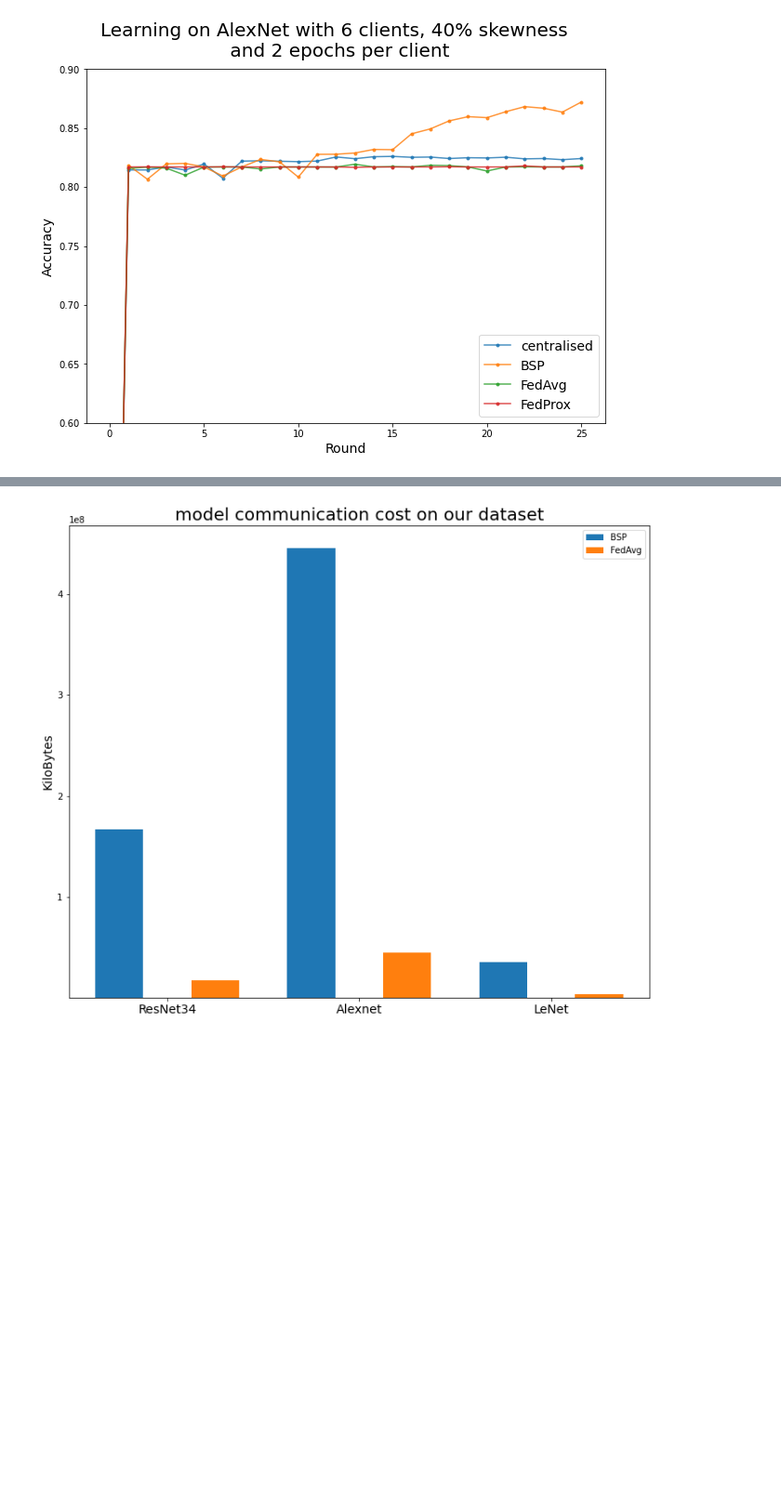
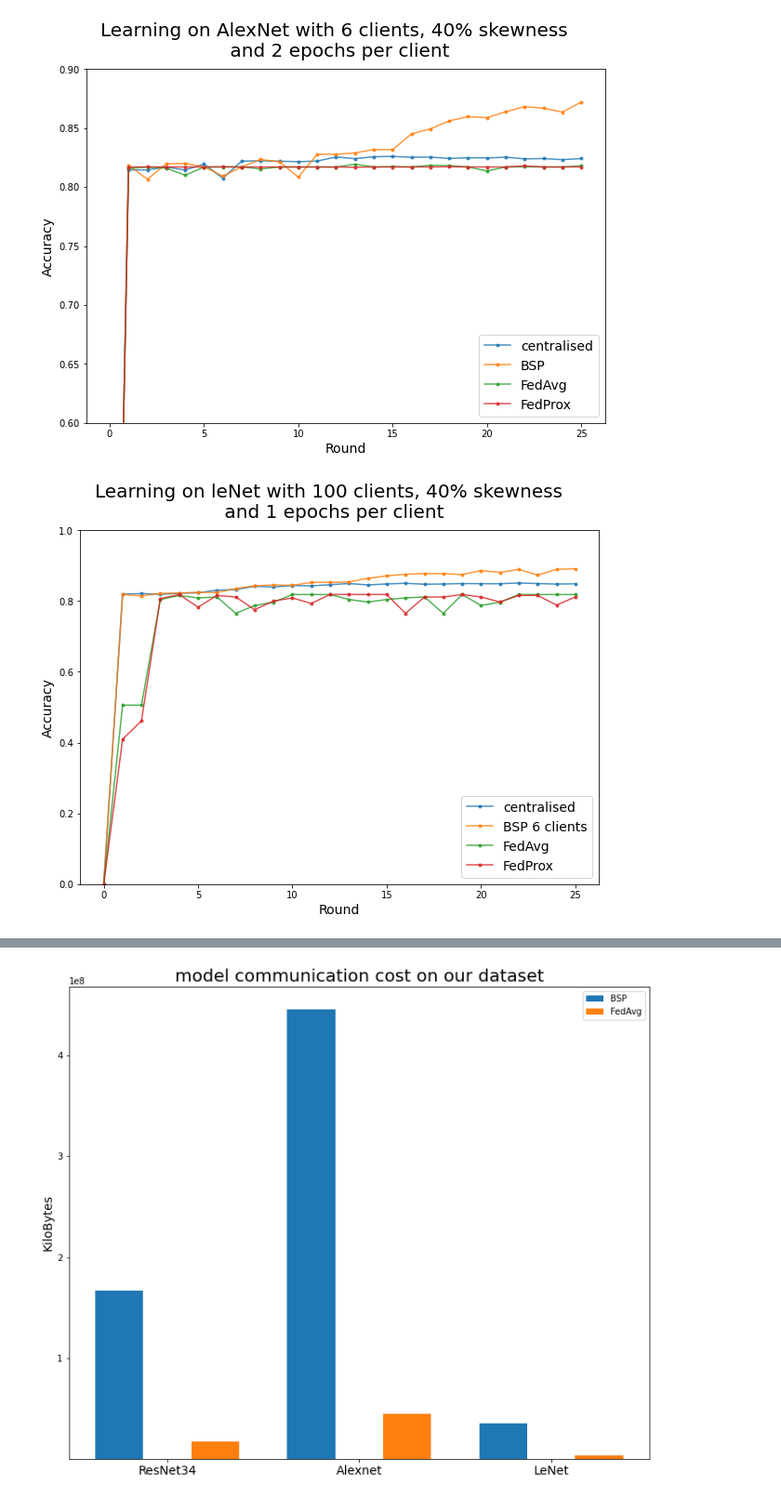
Before and after one commit to anandcu3/Federated-Learning-for-Remote-Sensing, a Jupyter notebook: some weird real plots notbook edition .ipynb, the cells around one changed output, grey strips where cells are left out. Shown at 93% size. Cells and saved outputs as stored; diff of their text form; code cells hidden in the pictures; blank space fills up the shorter version.

Commit message:
Plots updated for 100 and 200 clients

```diff
--- a/some weird real plots notbook edition .ipynb
+++ b/some weird real plots notbook edition .ipynb
@@ -204,3 +203,12 @@ acc_dic_n3 ={"centralised" : np.genfromtxt('centralised_acc&loss_for_alexnet_wit
 plot_acc_curves(acc_dic_n3,'Learning on AlexNet with 6 clients, 40% skewness \n and 2 epochs per client',.6,.9)
 # %% [output]
 [figure]
+# %%
+acc_dic_n100_lenet = {"centralised" : np.genfromtxt('previous_results/centralised_acc&loss_for_lenet_with_1_clients_40_vsplit_0.2_lr_0.001.csv',delimiter=',')[1,:],
+                "BSP 6 clients" : np.genfromtxt('previous_results/BSP_acc&loss_for_lenet_with_6_clients_40_clientsepox_5_vsplit_0.2_lr_0.001.csv',delimiter=',')[1,:],
+                "FedAvg": np.genfromtxt('FedAvg_acc&loss_for_lenet_with_100_clients_40_clientsepox_1_vsplit_0.3_lr_0.001_1613413631.1314447.csv',delimiter=',')[1,:],
+          "FedProx": np.genfromtxt('FedProx_acc&loss_for_lenet_with_100_clients_40_clientsepox_1_vsplit_0.3_lr_0.001_1613409873.364998.csv',delimiter=',')[1,:]}
+
+plot_acc_curves(acc_dic_n100_lenet,'Learning on leNet with 100 clients, 40% skewness \n and 1 epochs per client',.0,1.0)
+# %% [output]
+[figure, added]
```
Also changed, not shown: parts of 8 cells of this notebook.
